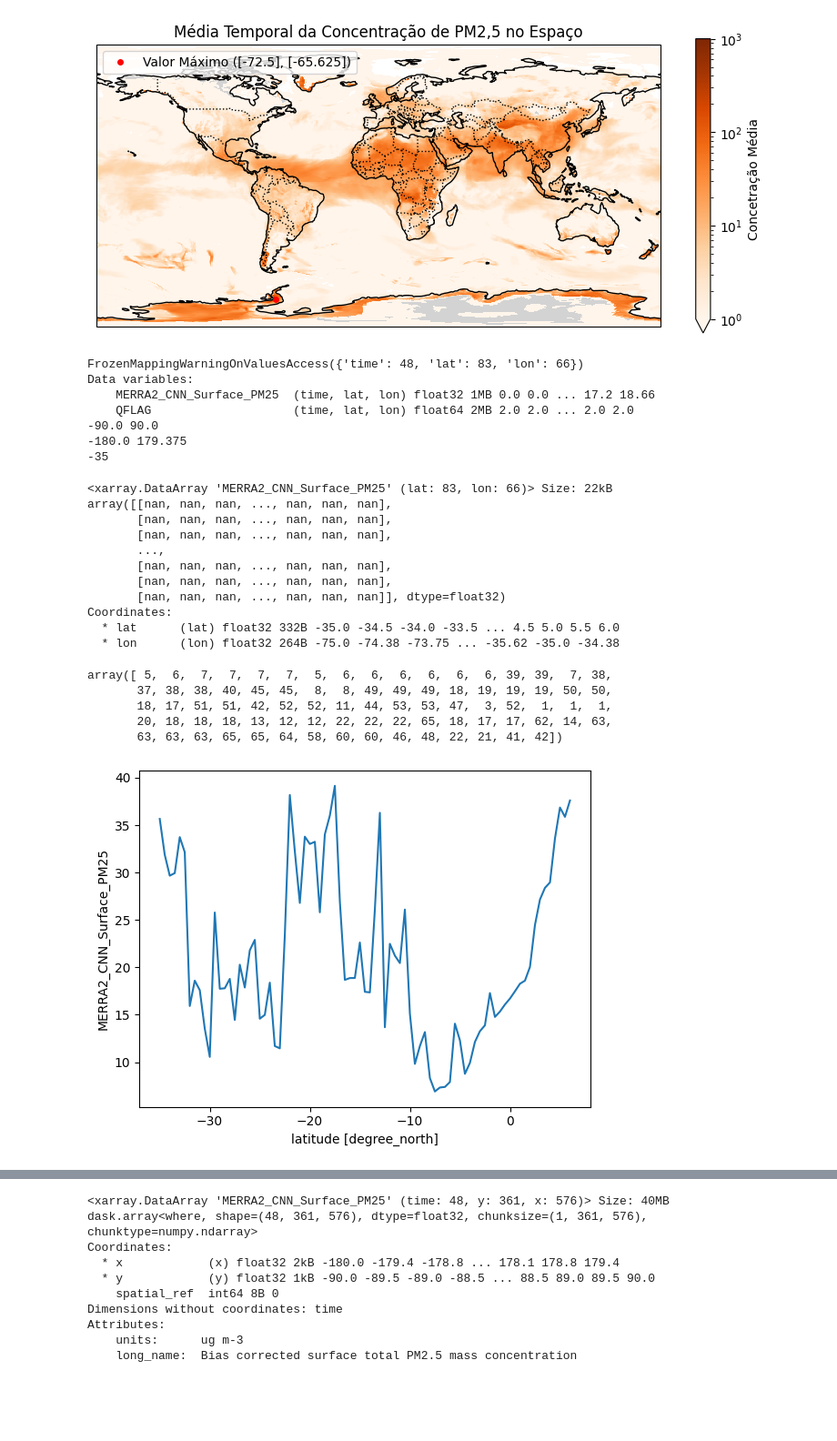
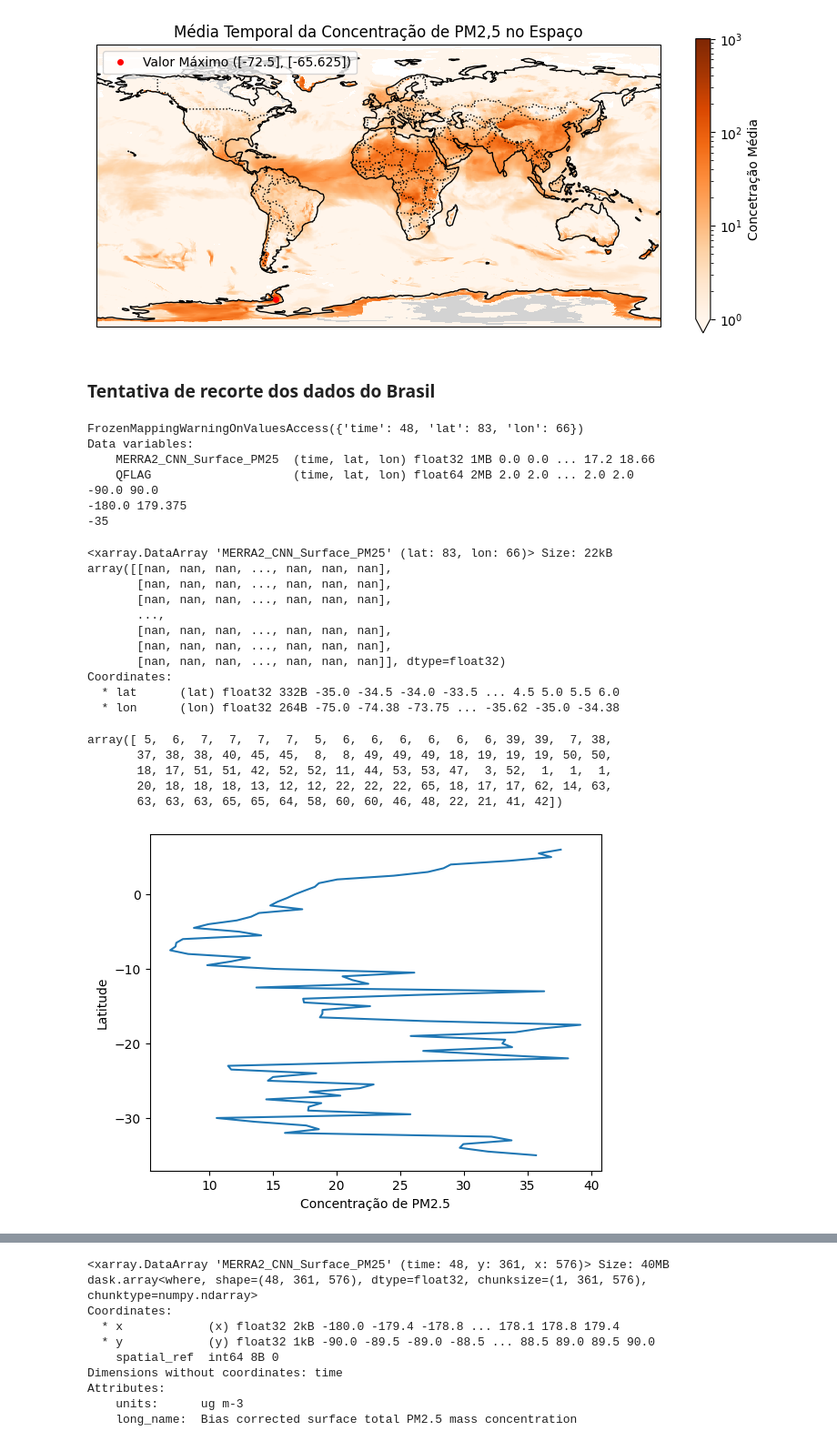
Before and after one commit to Bianca-bonetti/ENS410064, a Jupyter notebook: Atividade04.ipynb, the cells around one changed output, grey strips where cells are left out. Shown at 91% size. Drawn from its saved outputs; the diff is of its cells as text; code cells hidden in the pictures; blank space fills up the shorter version.

```diff
--- a/Atividade04.ipynb
+++ b/Atividade04.ipynb
@@ -126,4 +146,6 @@ plt.title('Média Temporal da Concentração de PM2,5 no Espaço')
 plt.show()
 # %% [output]
 [figure]
+# %% [markdown]
+### Tentativa de recorte dos dados do Brasil
 # %%
@@ -151,31 +171,35 @@ Data variables:
 -180.0 179.375
 -35
 # %%
-max_mediatimebrasil = mediatimebrasil.max(dim='lon')
+max_mediatimebrasil = mediatimebrasil.max(dim='lon') #calculando o valor máximo na dimensão longitude
 
-max_mediatimebrasil.plot()
+#plotando as máximas
+fig,ax= plt.subplots()
+ax.plot(max_mediatimebrasil, max_mediatimebrasil['lat'][:])
+plt.xlabel('Concentração de PM2.5')
+plt.ylabel('Latitude')
 
-import numpy as np
+#verificando a linha em que se encontra os valores máximos
 resultbra = mediatimebrasil.where(mediatimebrasil == max_mediatimebrasil)
 print(resultbra)
 resultado = np.array([np.where(~np.isnan(row))[0][0] for row in resultbra])
 resultado
 # %% [output]
 <xarray.DataArray 'MERRA2_CNN_Surface_PM25' (lat: 83, lon: 66)> Size: 22kB
 array([[nan, nan, nan, ..., nan, nan, nan],
        [nan, nan, nan, ..., nan, nan, nan],
        [nan, nan, nan, ..., nan, nan, nan],
        ...,
        [nan, nan, nan, ..., nan, nan, nan],
        [nan, nan, nan, ..., nan, nan, nan],
        [nan, nan, nan, ..., nan, nan, nan]], dtype=float32)
 Coordinates:
   * lat      (lat) float32 332B -35.0 -34.5 -34.0 -33.5 ... 4.5 5.0 5.5 6.0
   * lon      (lon) float32 264B -75.0 -74.38 -73.75 ... -35.62 -35.0 -34.38
 array([ 5,  6,  7,  7,  7,  7,  5,  6,  6,  6,  6,  6,  6, 39, 39,  7, 38,
        37, 38, 38, 40, 45, 45,  8,  8, 49, 49, 49, 18, 19, 19, 19, 50, 50,
        18, 17, 51, 51, 42, 52, 52, 11, 44, 53, 53, 47,  3, 52,  1,  1,  1,
        20, 18, 18, 18, 13, 12, 12, 22, 22, 22, 65, 18, 17, 17, 62, 14, 63,
        63, 63, 63, 65, 65, 64, 58, 60, 60, 46, 48, 22, 21, 41, 42])
-[figure, old version]
+[figure, new version]
 # %%
```
Also changed, not shown: parts of 26 cells of this notebook.
